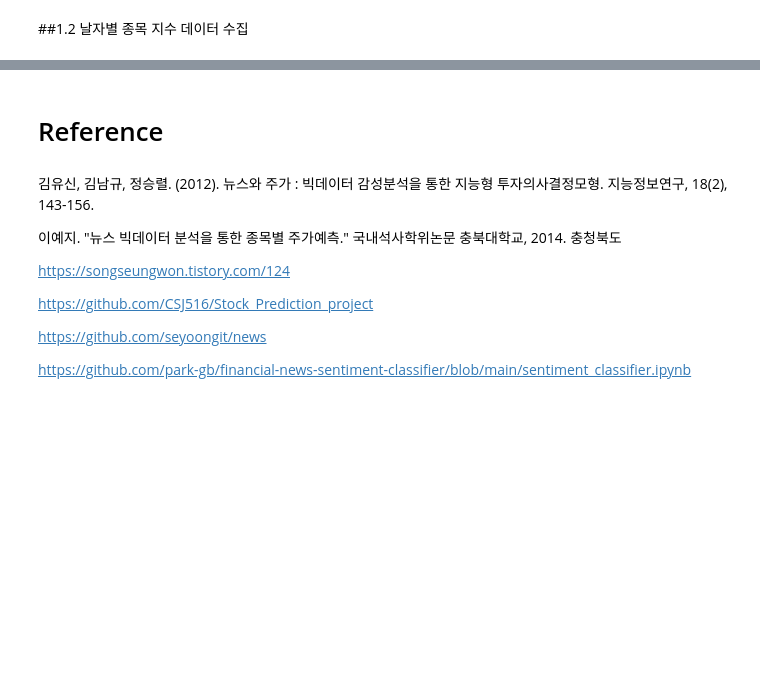
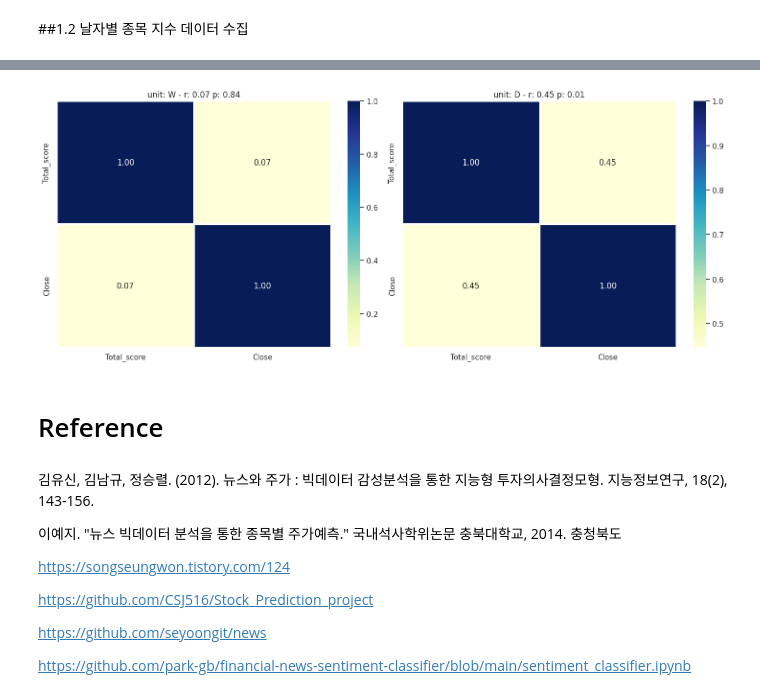
Before and after one commit to yeseong9769/BigData-Project-Stock, a Jupyter notebook: 빅데이터_프로젝트.ipynb, the cells around one changed output, grey strips where cells are left out. Saved outputs shown, nothing was run; the diff lists cells and outputs as text; code cells hidden in the pictures; blank space fills up the shorter version.

```diff
--- a/빅데이터_프로젝트.ipynb
+++ b/빅데이터_프로젝트.ipynb
@@ -187,3 +233,46 @@ plt.show()
+# %%
+# 날짜 데이터를 datetime 형식으로 변환
+news_df['Date'] = pd.to_datetime(news_df['Date']).dt.date  # 연-월-일 시:분 -> 연-월-일
+news_df.set_index('Date', inplace=True)                    # Date를 index 지정
+stock_df.index = pd.to_datetime(stock_df.index).date       # stock_df를 날짜 부분만 가지도록 변환
+
+# 두 데이터프레임을 합침
+merged_df = pd.merge(news_df, stock_df, left_index=True, right_index=True)
+merged_df.to_csv('df_final.csv', encoding='utf-8-sig')
+# %%
+df = merged_df
+df.index = pd.to_datetime(df.index)         # index를 datetime 형식으로 변환
+
+# correlation heatmap을 표시하는 함수
+def show_target_corr(df, unit, ax, i):
+    data = df.resample(unit)['Close'].mean()
+
+    scaled_target = np.log(data).diff()         # 로그 변환후 차분
+    scaled_target = (scaled_target - scaled_target.min()) / (scaled_target.max() - scaled_target.min()) - 0.5         # 정규화 후 음과 양 표현을 위해 0.5 빼기
+    resampled_target = scaled_target.resample(unit).mean()
+    resampled_target.index = resampled_target.index.strftime('%Y-%m-%d')
+
+    scaled_score = (df['Total_score'] - df['Total_score'].min()) / (df['Total_score'].max() - df['Total_score'].min()) - 0.5        # 정규화 후 0.5빼기
+    resampled_score = scaled_score.resample(unit).mean()
+    resampled_score.index = resampled_score.index.strftime('%Y-%m-%d')
+
+    resampled_df = pd.merge(left=resampled_score, right=resampled_target, left_index=True, right_index=True, how='inner').dropna()
+
+    sns.heatmap(resampled_df.corr(), linecolor='w', linewidth=1, annot=True, fmt='.2f', cmap='YlGnBu', ax=ax[i])
+    s = stats.pearsonr(resampled_df['Total_score'], resampled_df['Close'])
+    ax[i].set_title(f'unit: {unit} - r: {s[0]:.2f} p: {s[1]:.2f}')      # plot의 타이틀
+    plt.tight_layout()
+
+# 한 행에 두 개의 plot
+fig, ax = plt.subplots(1, 2, figsize=(15, 6))
+
+# Correlation Heatmap 그리는 함수 호출
+show_target_corr(df, 'W', ax, 0)        # 주별 상관관계 분석
+show_target_corr(df, 'D', ax, 1)        # 일별 상관관계 분석
+
+plt.show()
+# %% [output]
+[figure, added]
 # %% [markdown]
 # Reference
 # %% [markdown]
```
Also changed, not shown: parts of 18 cells of this notebook, 2 other files.
